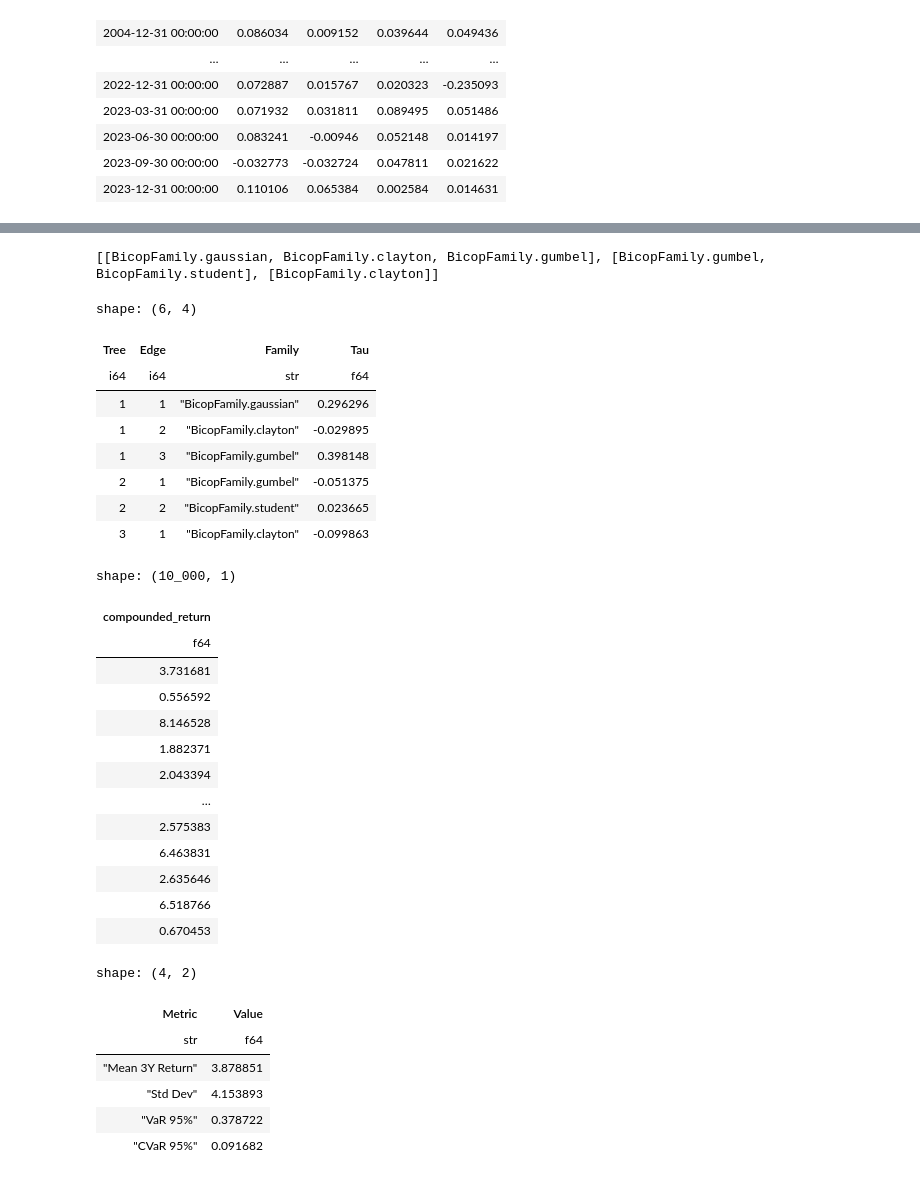
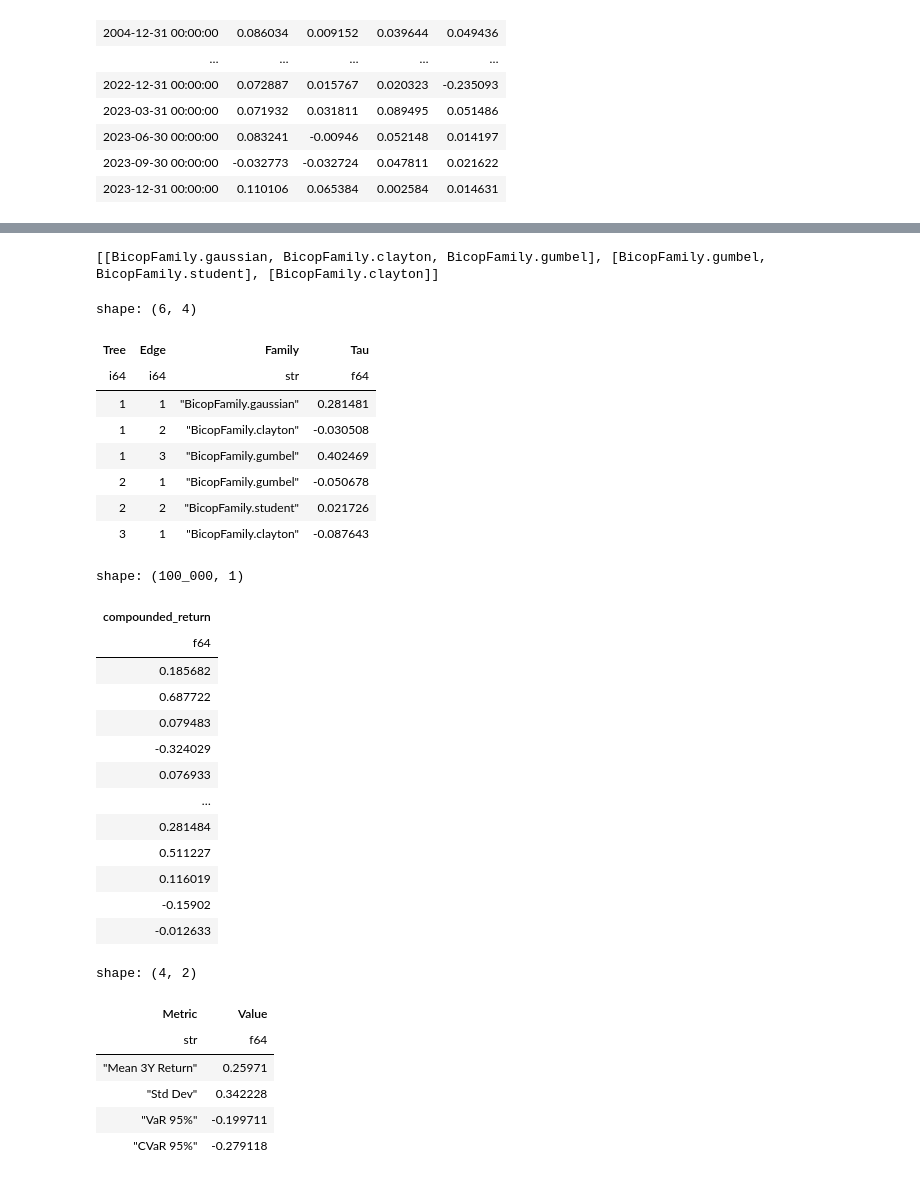
Before and after one commit to davidtey/fe5211_project, a Jupyter notebook: code/rvine_cvar_pipeline.ipynb, the cells around one changed output, grey strips where cells are left out. Cells and saved outputs as stored; diff of their text form; code cells hidden in the pictures.

```diff
--- a/code/rvine_cvar_pipeline.ipynb
+++ b/code/rvine_cvar_pipeline.ipynb
@@ -7,6 +7,7 @@ Pipeline:
 4. Fit a vine copula to the PIT residuals.
 5. Simulate 3-year quarterly paths and estimate 95% CVaR.
 # %%
+
 from __future__ import annotations
 
 from dataclasses import dataclass
@@ -40,8 +41,8 @@ pd.set_option('display.max_columns', None)
 
 DATA_PATH = Path('../data/processed_returns.csv')
 DATE_COLUMN = 'date'
-HORIZON_QUARTERS = 81
-N_SIMULATIONS = 10000
+HORIZON_QUARTERS = 12
+N_SIMULATIONS = 100_000
 ALPHA = 0.05
 RESIDUAL_FAMILY = {'SPY': 'normal', 'AGG': 'normal', 'PE': 'normal', 'NPI': 'normal'} # normal/t/skewt/stable
 PRIVATE_ASSETS = {'PE', 'NPI'}
@@ -331,7 +332,7 @@ def fit_garch(
         (-0.2, 0.2),    # mu
         (-0.95, 0.95),  # phi
         (-0.95, 0.95),  # theta
-        (1e-6, 0.15),   # alpha
+        (1e-6, 0.1),   # alpha
         (1e-6, 0.9999), # beta
     ]
     if dist == 't':     bounds = base_bounds + [(2.1, 50.0)]
@@ -584,14 +585,12 @@ shape: (4, 13)
 # %%
 def fit_rvine_copula(marginals: list[dict]) -> dict:
     u = np.column_stack([fit['pit'] for fit in marginals])
-    #structure = pv.DVineStructure.from_order(list(range(1, d + 1)))
     controls = pv.FitControlsVinecop(
         family_set=[pv.student, pv.clayton, pv.gumbel, pv.frank, pv.gaussian],
         selection_criterion='bic',
         preselect_families=True,
         tree_criterion='tau',
     )
-    #copula = pv.Vinecop.from_data(data=u, matrix=structure.matrix, controls=controls)
     copula = pv.Vinecop.from_data(data=u, controls=controls)
 
     print(copula.families)
@@ -622,12 +621,12 @@ copula_summary
 shape: (6, 4)
 | Tree | Edge | Family | Tau |
 | i64 | i64 | str | f64 |
-| 1 | 1 | "BicopFamily.gaussian" | 0.296296 |
-| 1 | 2 | "BicopFamily.clayton" | -0.029895 |
-| 1 | 3 | "BicopFamily.gumbel" | 0.398148 |
-| 2 | 1 | "BicopFamily.gumbel" | -0.051375 |
-| 2 | 2 | "BicopFamily.student" | 0.023665 |
-| 3 | 1 | "BicopFamily.clayton" | -0.099863 |
+| 1 | 1 | "BicopFamily.gaussian" | 0.281481 |
+| 1 | 2 | "BicopFamily.clayton" | -0.030508 |
+| 1 | 3 | "BicopFamily.gumbel" | 0.402469 |
+| 2 | 1 | "BicopFamily.gumbel" | -0.050678 |
+| 2 | 2 | "BicopFamily.student" | 0.021726 |
+| 3 | 1 | "BicopFamily.clayton" | -0.087643 |
 # %%
 def simulate_3y_paths(marginals: list[dict], copula, n_simulations: int, horizon_quarters: int, seed: int = 7) -> dict:
     d = len(marginals)
@@ -648,46 +647,47 @@ def simulate_3y_paths(marginals: list[dict], copula, n_simulations: int, horizon
             eps = sigma * z
             r = mean + eps
             r_pct = np.exp(r) - 1.0
             returns[:, quarter, idx] = r_pct
             prev_return[:, idx] = r
             prev_eps[:, idx] = eps
             prev_sigma[:, idx] = sigma
 
 
     weights = np.array([PORTFOLIO_WEIGHTS[fit['asset']] for fit in marginals], dtype=float)
     quarter_portfolio_pct = np.einsum('qij,j->qi', returns, weights)
     horizon_compounded_return = np.prod(1.0 + quarter_portfolio_pct, axis=1) - 1.0
     horizon_asset_linear = np.sum(returns * weights.reshape(1, 1, -1), axis=1)
+    asset_compounded_return = np.prod(1.0 + returns, axis=1) - 1.0
 
     return {
         'returns': returns,
         'weights': weights,
         'quarter_portfolio': quarter_portfolio_pct,
         'compounded_return': horizon_compounded_return,
-        'asset_contrib_simple': horizon_asset_linear,
+        'asset_compounded_return': asset_compounded_return,
     }
 
 
 simulation = simulate_3y_paths(marginals, rvine_copula, N_SIMULATIONS, HORIZON_QUARTERS, seed=RNG_SEED)
 simulation_pl = pl.DataFrame({
     'compounded_return': simulation['compounded_return'],
 })
 simulation_pl
 # %% [output]
-shape: (10_000, 1)
+shape: (100_000, 1)
 | compounded_return |
 | f64 |
-| 3.731681 |
-| 0.556592 |
-| 8.146528 |
-| 1.882371 |
-| 2.043394 |
+| 0.185682 |
+| 0.687722 |
+| 0.079483 |
+| -0.324029 |
+| 0.076933 |
 | … |
-| 2.575383 |
-| 6.463831 |
-| 2.635646 |
-| 6.518766 |
-| 0.670453 |
+| 0.281484 |
+| 0.511227 |
+| 0.116019 |
+| -0.15902 |
+| -0.012633 |
 # %%
 q_5 = simulation_pl.select(pl.col('compounded_return').quantile(ALPHA)).item()
 cvar_95 = simulation_pl.filter(pl.col('compounded_return') <= q_5).select(pl.col('compounded_return').mean()).item()
@@ -695,17 +695,6 @@ var_95 = q_5
 mean_return = simulation_pl.select(pl.col('compounded_return').mean()).item()
 std_return = simulation_pl.select(pl.col('compounded_return').std()).item()
 tail_mean = simulation_pl.filter(pl.col('compounded_return') <= q_5).select(pl.col('compounded_return').mean()).item()
-
-component_rows = []
-tail_mask = simulation['compounded_return'] <= q_5
-for idx, fit in enumerate(marginals):
-    component = -simulation['asset_contrib_simple'][tail_mask, idx].mean()
-    component_rows.append({
-        'Asset': fit['asset'],
-        'ComponentCVaR': float(component),
-        'ShareOfCVaR': float(component / cvar_95),
-    })
-component_summary = pl.DataFrame(component_rows)
 
 risk_summary = pl.DataFrame([
     {'Metric': 'Mean 3Y Return', 'Value': mean_return},
@@ -719,7 +708,7 @@ risk_summary
 shape: (4, 2)
 | Metric | Value |
 | str | f64 |
-| "Mean 3Y Return" | 3.878851 |
-| "Std Dev" | 4.153893 |
-| "VaR 95%" | 0.378722 |
-| "CVaR 95%" | 0.091682 |
+| "Mean 3Y Return" | 0.25971 |
+| "Std Dev" | 0.342228 |
+| "VaR 95%" | -0.199711 |
+| "CVaR 95%" | -0.279118 |
```
Also changed, not shown: parts of 42 cells of this notebook, 4 other files.
